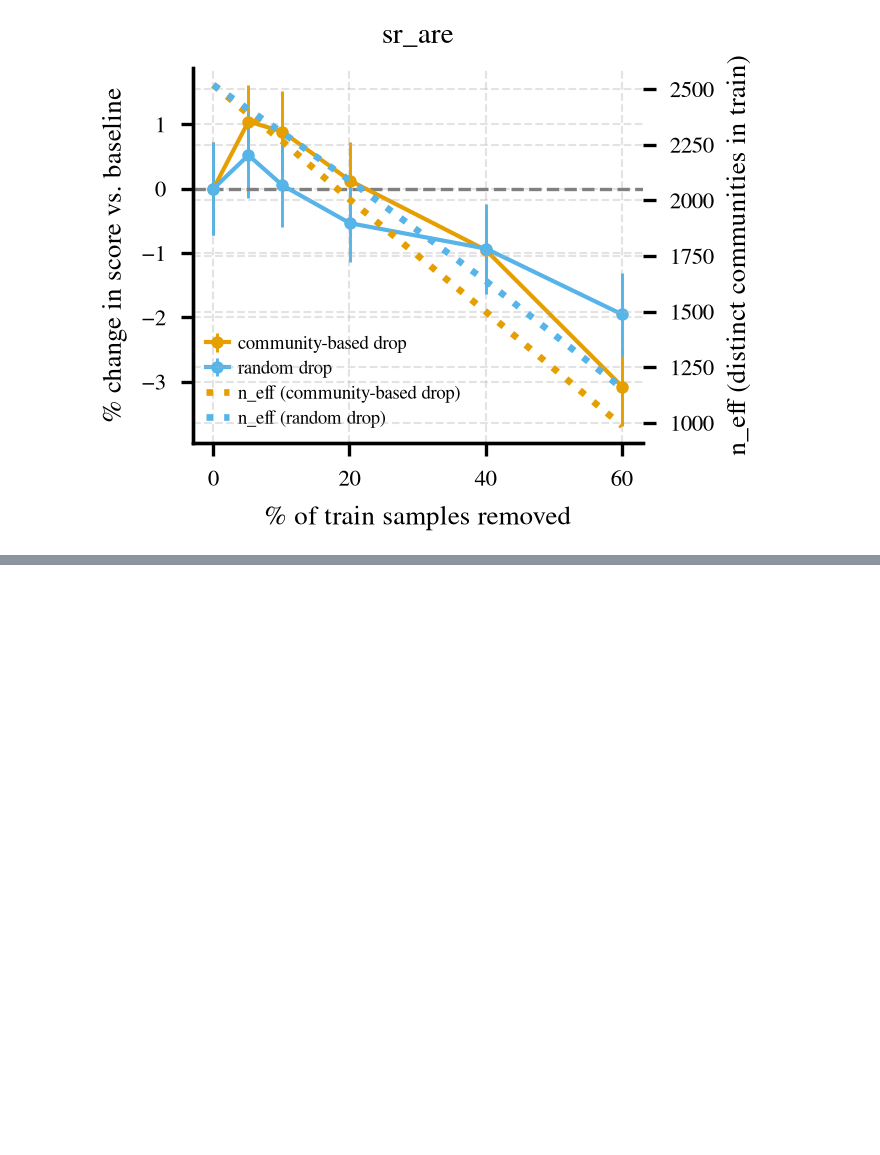
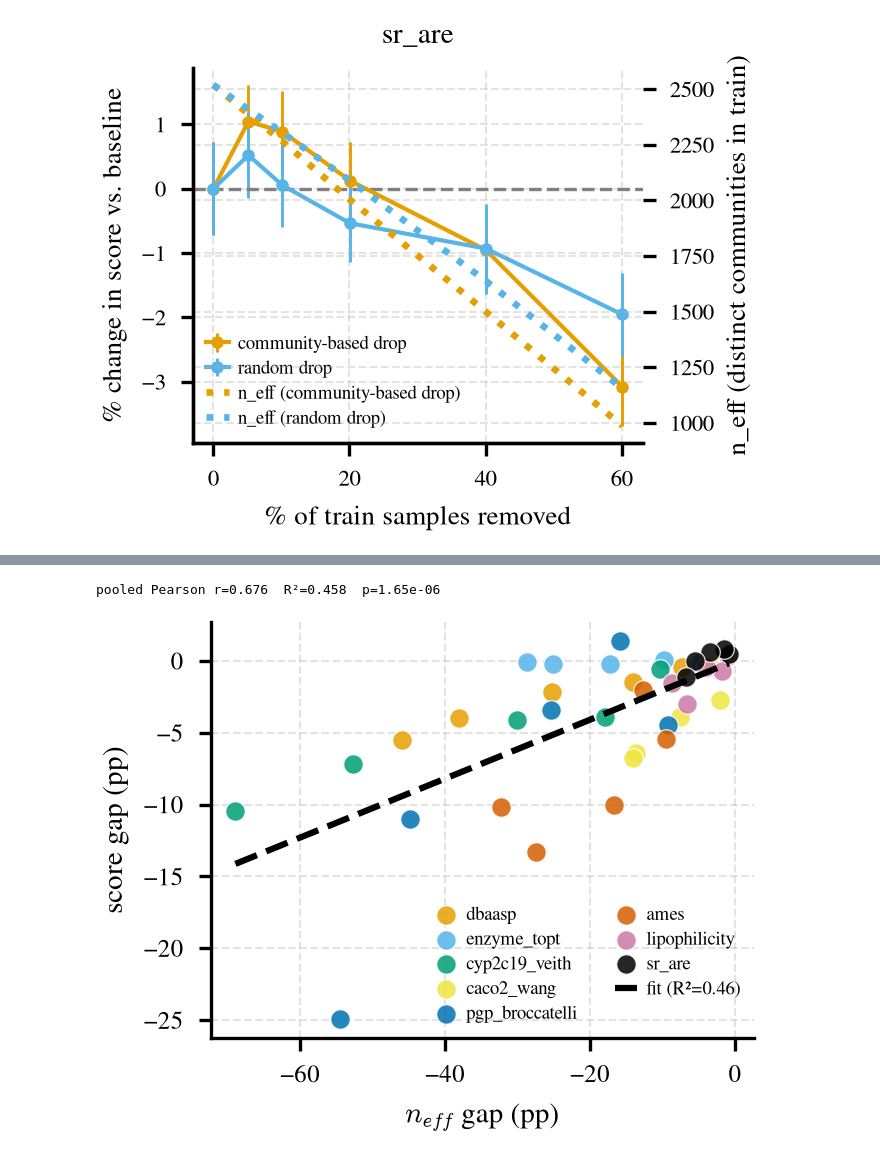
Before and after one commit to anthol42/refnd-paper, a Jupyter notebook: notebooks/comparison_figures.ipynb, the cells around one changed output, grey strips where cells are left out. Drawn from its saved outputs; the diff is of its cells as text; code cells hidden in the pictures; blank space fills up the shorter version.

Commit message:
Feat(Added back the n-eff figure)

```diff
--- a/notebooks/comparison_figures.ipynb
+++ b/notebooks/comparison_figures.ipynb
@@ -638,3 +638,70 @@ save_fig(fig, "data_starvation_gap_combined")
+# %%
+# ---- Data starvation: score gap vs. n_eff gap scatter, pooled across datasets --
+# For each (dataset, drop-fraction step), plot the community-vs-random score gap
+# (same quantity as the combined-gap plot above) against the analogous n_eff gap
+# (pct change in n_eff for community-based drop minus random drop). Pooling all
+# steps across all 8 datasets into one scatter tests whether a larger effective-
+# community collapse (n_eff gap more negative) predicts a larger score gap.
+
+from scipy.stats import pearsonr
+
+
+def starvation_neff_gap(dataset: str) -> tuple[np.ndarray, np.ndarray]:
+    d = load_starvation(dataset)
+    by_frac = d["by_drop_fraction"]
+    drop_fracs = sorted(by_frac.keys(), key=float)
+    n_train = d["n_train"]
+    pct_removed = np.array([100.0 * by_frac[k]["n_dropped_mean"] / n_train for k in drop_fracs])
+
+    baseline = by_frac[min(drop_fracs, key=float)]["n_eff_community_mean"]
+    n_eff_community = np.array([by_frac[k]["n_eff_community_mean"] for k in drop_fracs])
+    n_eff_random = np.array([by_frac[k]["n_eff_random_mean"] for k in drop_fracs])
+    community_pct = 100.0 * (n_eff_community - baseline) / baseline
+    random_pct = 100.0 * (n_eff_random - baseline) / baseline
+    return pct_removed, community_pct - random_pct
+
+
+def plot_score_gap_vs_neff_gap_scatter(datasets: list[str]):
+    fig, ax = plt.subplots(figsize=(FIG_W, FIG_H))
+
+    all_x, all_y = [], []
+    for i, dataset in enumerate(datasets):
+        _, score_gap = starvation_gap(dataset)
+        _, neff_gap = starvation_neff_gap(dataset)
+        # drop the baseline (0, 0) point -- it's identical across all datasets
+        # and would just pile up at the origin without adding information
+        x, y = neff_gap[1:], score_gap[1:]
+        color = _cycle_colors[i % len(_cycle_colors)]
+        ax.scatter(x, y, s=22, color=color, alpha=0.85, edgecolor="white",
+                   linewidth=0.3, label=dataset)
+        all_x.append(x)
+        all_y.append(y)
+
+    all_x = np.concatenate(all_x)
+    all_y = np.concatenate(all_y)
+    r, p = pearsonr(all_x, all_y)
+    r2 = r ** 2
+    print(f"pooled Pearson r={r:.3f}  R²={r2:.3f}  p={p:.2e}")
+
+    slope, intercept = np.polyfit(all_x, all_y, 1)
+    x_fit = np.array([all_x.min(), all_x.max()])
+    ax.plot(x_fit, slope * x_fit + intercept, color="black", linestyle="--",
+           linewidth=1.5, label=f"fit (R²={r2:.2f})")
+
+    ax.set_xlabel(r"$n_{eff}$ gap (pp)", fontsize=7)
+    ax.set_ylabel("score gap (pp)", fontsize=7)
+    ax.tick_params(labelsize=6)
+    ax.legend(fontsize=4.5, handlelength=1.2, labelspacing=0.3, loc="best", ncol=2)
+    fig.tight_layout()
+    return fig, ax
+
+
+fig, ax = plot_score_gap_vs_neff_gap_scatter(STARVATION_DATASETS)
+plt.show()
+save_fig(fig, "data_starvation_gap_scatter")
+# %% [output]
+pooled Pearson r=0.676  R²=0.458  p=1.65e-06
+[figure, added]
 # %%
 # ---- Table: singleton vs. community-matched train samples, per dataset -----
 # results/data_starvation/singleton_power/summary.json: for each dataset, an
```
Also changed, not shown: parts of 1 cell of this notebook, 11 other files.
